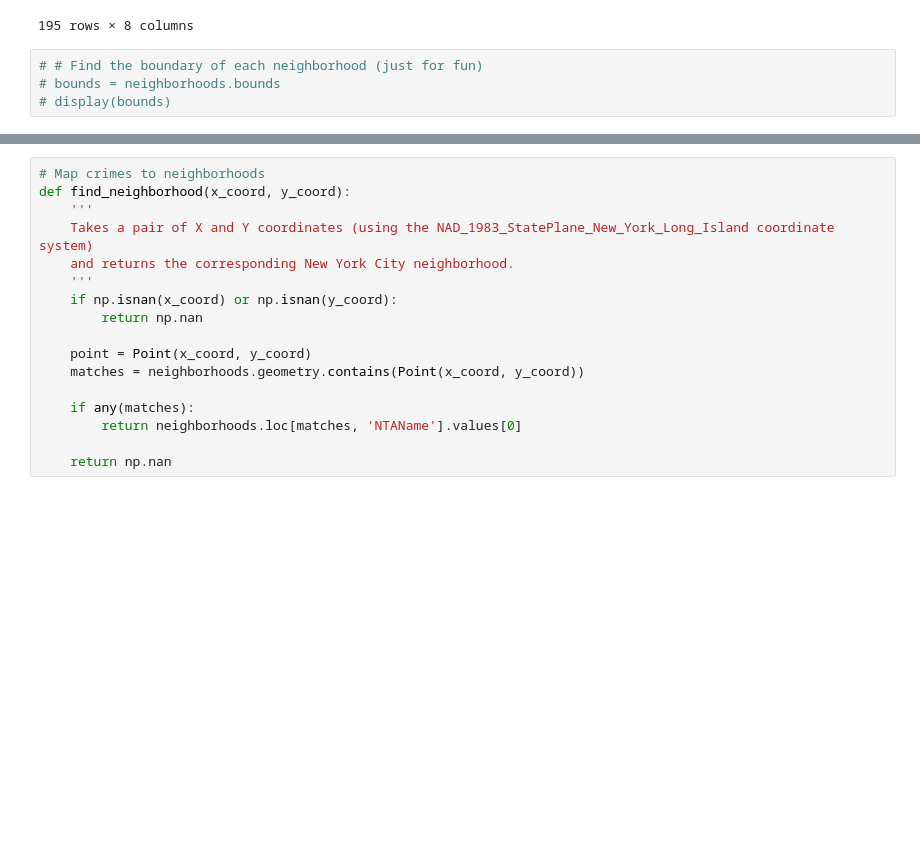
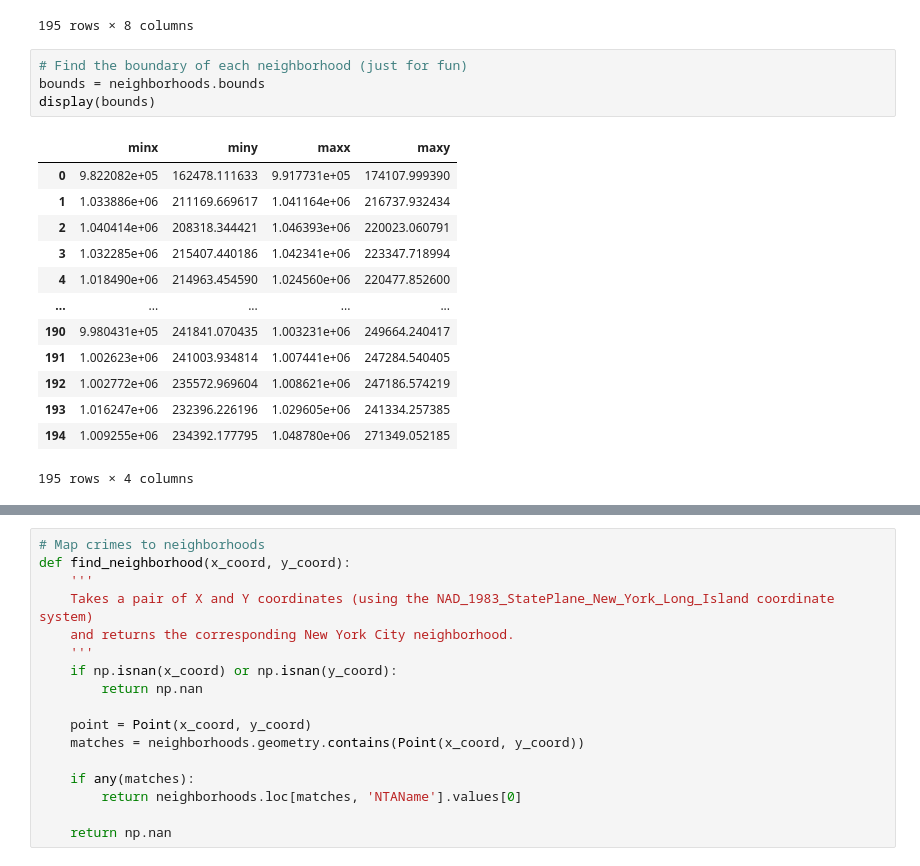
Before and after one commit to zeynepsebnem/ds1004-big-data-project, a Jupyter notebook: neighborhoods/Exploring Neighborhoods.ipynb, the cells around one changed output, grey strips where cells are left out. Drawn from its saved outputs; the diff is of its cells as text; blank space fills up the shorter version.

```diff
--- a/neighborhoods/Exploring Neighborhoods.ipynb
+++ b/neighborhoods/Exploring Neighborhoods.ipynb
@@ -43,7 +43,21 @@ display(neighborhoods)
 | 194 | 2 | Bronx | 005 | BX99 | park-cemetery-etc-Bronx | 2.208964e+08 | 224251.431671 | (POLYGON ((1020356.162841797 2366... |
 195 rows × 8 columns
 # %%
-# # Find the boundary of each neighborhood (just for fun)
-# bounds = neighborhoods.bounds
-# display(bounds)
+# Find the boundary of each neighborhood (just for fun)
+bounds = neighborhoods.bounds
+display(bounds)
+# %% [output]
+|  | minx | miny | maxx | maxy |
+| 0 | 9.822082e+05 | 162478.111633 | 9.917731e+05 | 174107.999390 |
+| 1 | 1.033886e+06 | 211169.669617 | 1.041164e+06 | 216737.932434 |
+| 2 | 1.040414e+06 | 208318.344421 | 1.046393e+06 | 220023.060791 |
+| 3 | 1.032285e+06 | 215407.440186 | 1.042341e+06 | 223347.718994 |
+| 4 | 1.018490e+06 | 214963.454590 | 1.024560e+06 | 220477.852600 |
+| ... | ... | ... | ... | ... |
+| 190 | 9.980431e+05 | 241841.070435 | 1.003231e+06 | 249664.240417 |
+| 191 | 1.002623e+06 | 241003.934814 | 1.007441e+06 | 247284.540405 |
+| 192 | 1.002772e+06 | 235572.969604 | 1.008621e+06 | 247186.574219 |
+| 193 | 1.016247e+06 | 232396.226196 | 1.029605e+06 | 241334.257385 |
+| 194 | 1.009255e+06 | 234392.177795 | 1.048780e+06 | 271349.052185 |
+195 rows × 4 columns
 # %%
```
Also changed, not shown: parts of 4 cells of this notebook, 3 other files.
